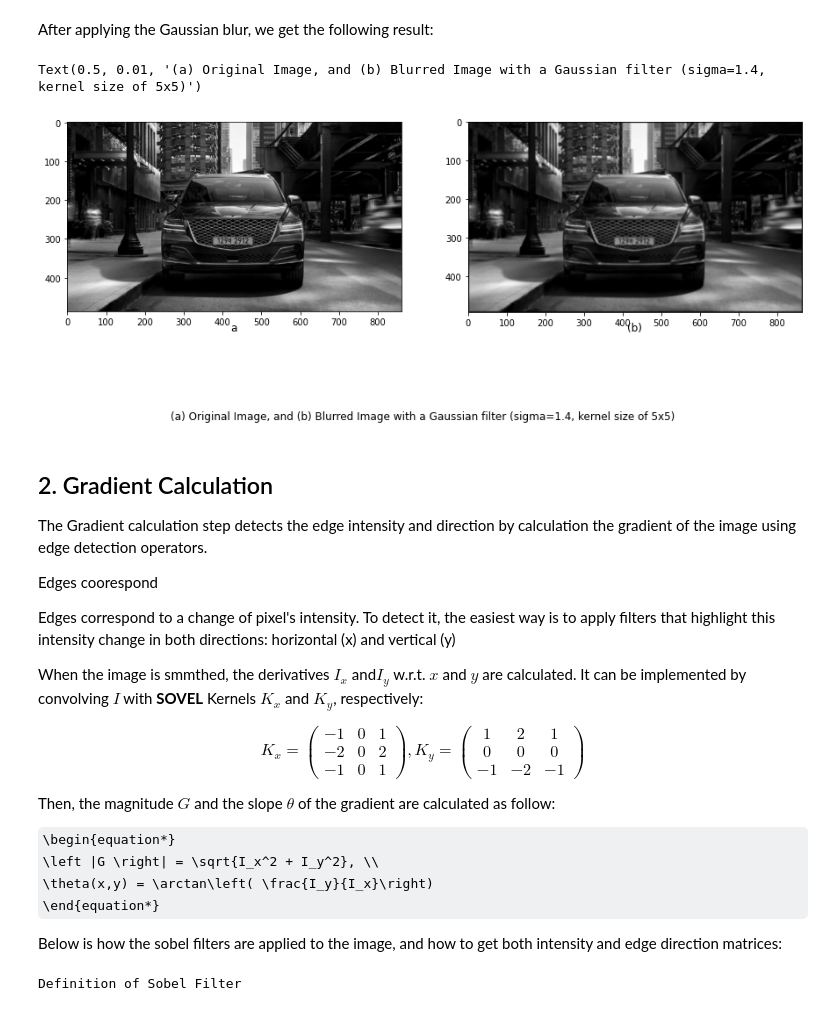
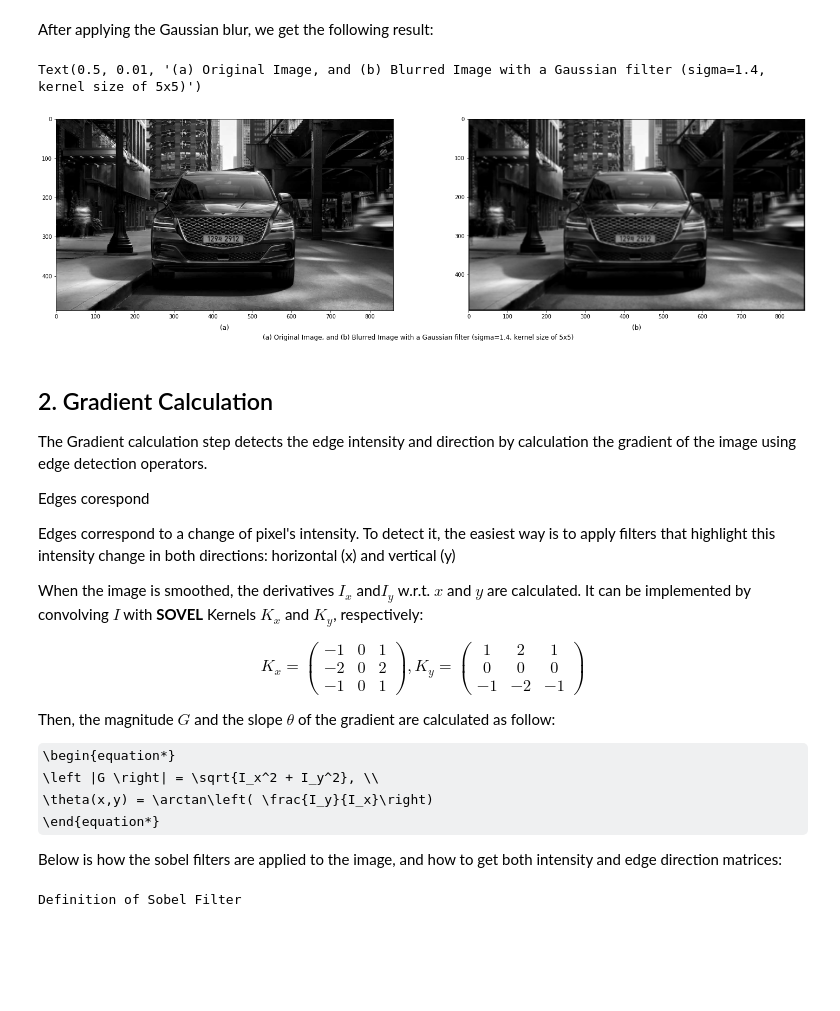
Before and after one commit to mckang6113875/AP_Test_OPEN, a Jupyter notebook: Image_Processing_edit1.ipynb, the cells around one changed output. Saved outputs shown, nothing was run; the diff lists cells and outputs as text; code cells hidden in the pictures; some formulas as TeX source; blank space fills up the shorter version.

```diff
--- a/Image_Processing_edit1.ipynb
+++ b/Image_Processing_edit1.ipynb
@@ -56,34 +62,35 @@ After applying the Gaussian blur, we get the following result:
 # %%
 from skimage import io
 from skimage import color
 from scipy import signal
 from matplotlib import pyplot as plt
 
 originalImage = color.rgb2gray(io.imread('/content/AP_Test_OPEN/GV80.png'))
 gKernel = gaussian_kernel(5,1.4)
 blurImage = signal.convolve2d(originalImage, gKernel)
 
-fig, axs = plt.subplots(1, 2, figsize=(15, 6.5))
+fig, axs = plt.subplots(1, 2, figsize=(25, 6.5))
 axs[0].imshow(originalImage, cmap= 'gray')
-axs[0].text(0.5,  -0.1, 'a', size=12, ha='center', transform=axs[0]. transAxes)
+axs[0].text(0.5, -0.1, '(a)', size=12, ha='center', transform=axs[0]. transAxes)
 axs[1].imshow(blurImage, cmap='gray')
-axs[1].text(0.5, -0.1, '(b)',size=12,ha='center', transform=axs[1]. transAxes)
+axs[1].text(0.5, -0.1, '(b)', size=12, ha='center', transform=axs[1]. transAxes)
 txt = '(a) Original Image, and (b) Blurred Image with a Gaussian filter (sigma=1.4, kernel size of 5x5)'
 plt.figtext(0.5, 0.01, txt, wrap=True, ha='center', fontsize=12)
+# plt.show()
 # %% [output]
 Text(0.5, 0.01, '(a) Original Image, and (b) Blurred Image with a Gaussian filter (sigma=1.4, kernel size of 5x5)')
-[figure, old version]
+[figure, new version]
 # %% [markdown]
 ## 2. Gradient Calculation
 
 The Gradient calculation step detects the edge intensity and direction by calculation the gradient of the image using edge detection operators.
 
-Edges coorespond
+Edges corespond
 
 Edges correspond to a change of pixel's intensity.
 To detect it, the easiest way is to apply filters that highlight this intensity change in both directions: horizontal (x) and vertical (y)
 
-When the image is smmthed, the derivatives $I_x$ and$I_y$ w.r.t. $x$ and $y$ are calculated. It can be implemented by convolving $I$ with **SOVEL** Kernels $K_x$ and $K_y$, respectively:
+When the image is smoothed, the derivatives $I_x$ and$I_y$ w.r.t. $x$ and $y$ are calculated. It can be implemented by convolving $I$ with **SOVEL** Kernels $K_x$ and $K_y$, respectively:
 
 \begin{equation*}
 K_x = \left(\begin{array}{ccc}
```
Also changed, not shown: parts of 9 cells of this notebook.
